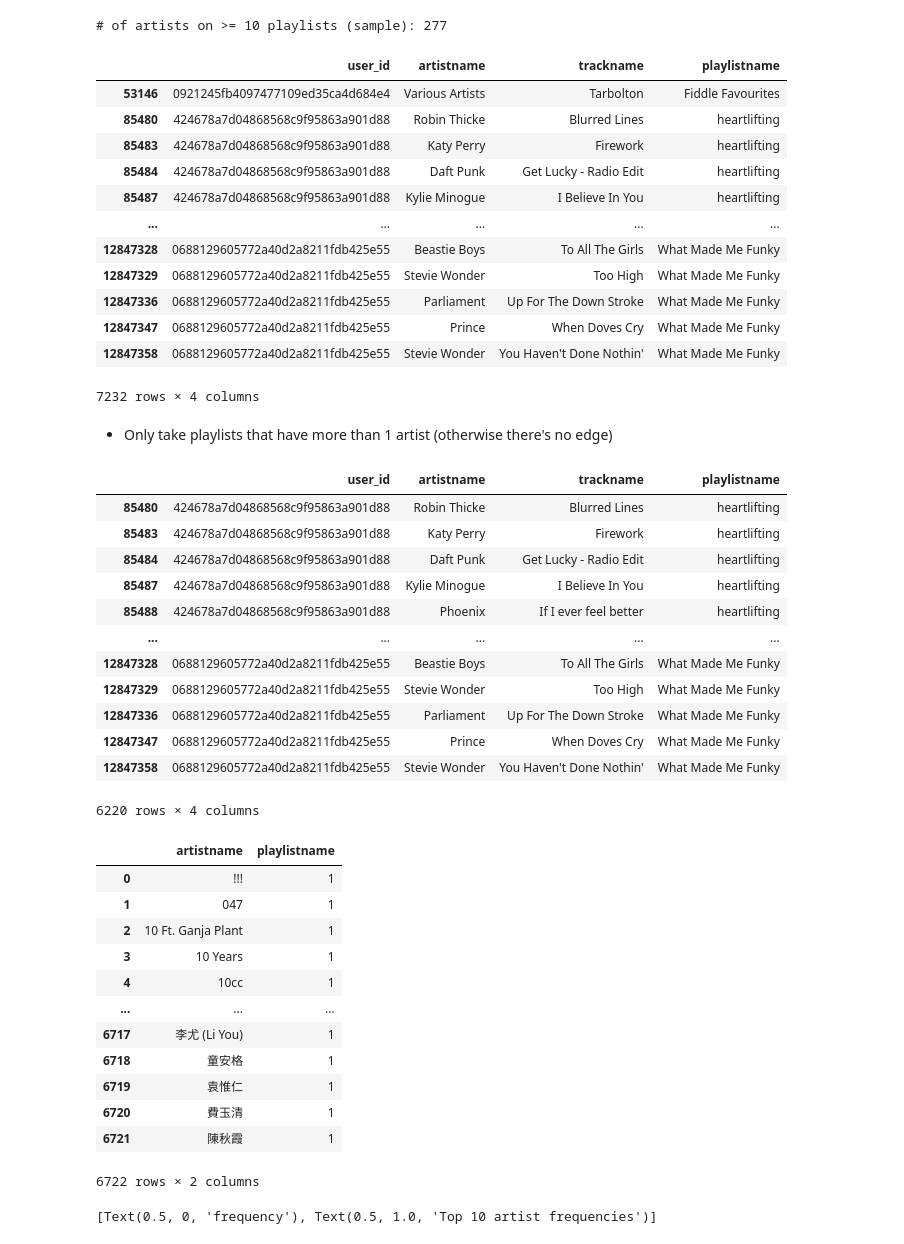
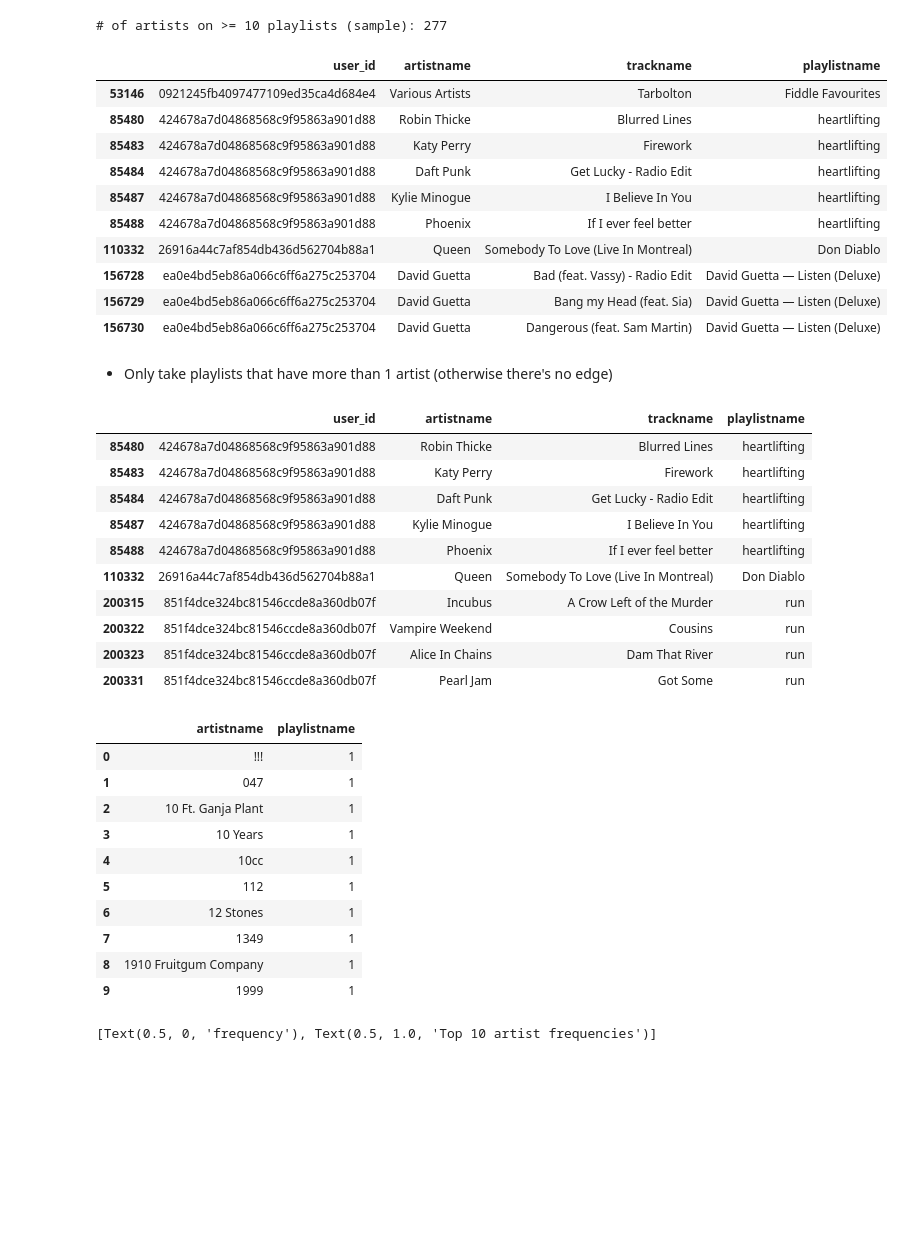
Before and after one commit to jli5064/Spotify, a Jupyter notebook: notebooks/practice.ipynb, the cells around one changed output. Saved outputs shown, nothing was run; the diff lists cells and outputs as text; code cells hidden in the pictures; blank space fills up the shorter version.

```diff
--- a/notebooks/practice.ipynb
+++ b/notebooks/practice.ipynb
@@ -68,21 +69,19 @@ print('# of artists on >= 10 playlists (sample):', len(artists))
 # of artists on >= 10 playlists (sample): 277
 # %%
 df1 = sampled_df[sampled_df['artistname'].isin(artists)]
-df1
+df1.head(10)
 # %% [output]
 |  | user_id | artistname | trackname | playlistname |
 | 53146 | 0921245fb4097477109ed35ca4d684e4 | Various Artists | Tarbolton | Fiddle Favourites |
 | 85480 | 424678a7d04868568c9f95863a901d88 | Robin Thicke | Blurred Lines | heartlifting |
 | 85483 | 424678a7d04868568c9f95863a901d88 | Katy Perry | Firework | heartlifting |
 | 85484 | 424678a7d04868568c9f95863a901d88 | Daft Punk | Get Lucky - Radio Edit | heartlifting |
 | 85487 | 424678a7d04868568c9f95863a901d88 | Kylie Minogue | I Believe In You | heartlifting |
-| ... | ... | ... | ... | ... |
-| 12847328 | 0688129605772a40d2a8211fdb425e55 | Beastie Boys | To All The Girls | What Made Me Funky |
-| 12847329 | 0688129605772a40d2a8211fdb425e55 | Stevie Wonder | Too High | What Made Me Funky |
-| 12847336 | 0688129605772a40d2a8211fdb425e55 | Parliament | Up For The Down Stroke | What Made Me Funky |
-| 12847347 | 0688129605772a40d2a8211fdb425e55 | Prince | When Doves Cry | What Made Me Funky |
-| 12847358 | 0688129605772a40d2a8211fdb425e55 | Stevie Wonder | You Haven't Done Nothin' | What Made Me Funky |
+| 85488 | 424678a7d04868568c9f95863a901d88 | Phoenix | If I ever feel better | heartlifting |
+| 110332 | 26916a44c7af854db436d562704b88a1 | Queen | Somebody To Love (Live In Montreal) | Don Diablo |
+| 156728 | ea0e4bd5eb86a066c6ff6a275c253704 | David Guetta | Bad (feat. Vassy) - Radio Edit | David Guetta — Listen (Deluxe) |
+| 156729 | ea0e4bd5eb86a066c6ff6a275c253704 | David Guetta | Bang my Head (feat. Sia) | David Guetta — Listen (Deluxe) |
+| 156730 | ea0e4bd5eb86a066c6ff6a275c253704 | David Guetta | Dangerous (feat. Sam Martin) | David Guetta — Listen (Deluxe) |
-7232 rows × 4 columns
 # %% [markdown]
 - Only take playlists that have more than 1 artist (otherwise there's no edge)
 # %%
@@ -90,7 +89,7 @@ df1_grped = df1.groupby('playlistname').agg({'artistname':lambda x: len(x.unique
 playlists = df1_grped[df1_grped['artistname'] > 1].index
 # %%
 df2 = df1[df1['playlistname'].isin(playlists)]
-df2
+df2.head(10)
 # %% [output]
 |  | user_id | artistname | trackname | playlistname |
 | 85480 | 424678a7d04868568c9f95863a901d88 | Robin Thicke | Blurred Lines | heartlifting |
@@ -98,17 +97,15 @@ df2
 | 85484 | 424678a7d04868568c9f95863a901d88 | Daft Punk | Get Lucky - Radio Edit | heartlifting |
 | 85487 | 424678a7d04868568c9f95863a901d88 | Kylie Minogue | I Believe In You | heartlifting |
 | 85488 | 424678a7d04868568c9f95863a901d88 | Phoenix | If I ever feel better | heartlifting |
-| ... | ... | ... | ... | ... |
-| 12847328 | 0688129605772a40d2a8211fdb425e55 | Beastie Boys | To All The Girls | What Made Me Funky |
-| 12847329 | 0688129605772a40d2a8211fdb425e55 | Stevie Wonder | Too High | What Made Me Funky |
-| 12847336 | 0688129605772a40d2a8211fdb425e55 | Parliament | Up For The Down Stroke | What Made Me Funky |
-| 12847347 | 0688129605772a40d2a8211fdb425e55 | Prince | When Doves Cry | What Made Me Funky |
-| 12847358 | 0688129605772a40d2a8211fdb425e55 | Stevie Wonder | You Haven't Done Nothin' | What Made Me Funky |
+| 110332 | 26916a44c7af854db436d562704b88a1 | Queen | Somebody To Love (Live In Montreal) | Don Diablo |
+| 200315 | 851f4dce324bc81546ccde8a360db07f | Incubus | A Crow Left of the Murder | run |
+| 200322 | 851f4dce324bc81546ccde8a360db07f | Vampire Weekend | Cousins | run |
+| 200323 | 851f4dce324bc81546ccde8a360db07f | Alice In Chains | Dam That River | run |
+| 200331 | 851f4dce324bc81546ccde8a360db07f | Pearl Jam | Got Some | run |
-6220 rows × 4 columns
 # %%
 unq_play = sampled_df.groupby(['artistname', 'playlistname']).count().reset_index().groupby('artistname').count()[['playlistname']].reset_index()
 # unq_play = unq_play.groupby('playlistname').count()
-unq_play
+unq_play.head(10)
 # %% [output]
 |  | artistname | playlistname |
 | 0 | !!! | 1 |
@@ -116,13 +113,11 @@ unq_play
 | 2 | 10 Ft. Ganja Plant | 1 |
 | 3 | 10 Years | 1 |
 | 4 | 10cc | 1 |
-| ... | ... | ... |
-| 6717 | 李尤 (Li You) | 1 |
-| 6718 | 童安格 | 1 |
-| 6719 | 袁惟仁 | 1 |
-| 6720 | 費玉清 | 1 |
-| 6721 | 陳秋霞 | 1 |
+| 5 | 112 | 1 |
+| 6 | 12 Stones | 1 |
+| 7 | 1349 | 1 |
+| 8 | 1910 Fruitgum Company | 1 |
+| 9 | 1999 | 1 |
-6722 rows × 2 columns
 # %%
 top_10 = unq_play.sort_values(by = 'playlistname', ascending = False)[:10]
 f, ax = plt.subplots()
```
Also changed, not shown: parts of 8 cells of this notebook, 1 other file.
